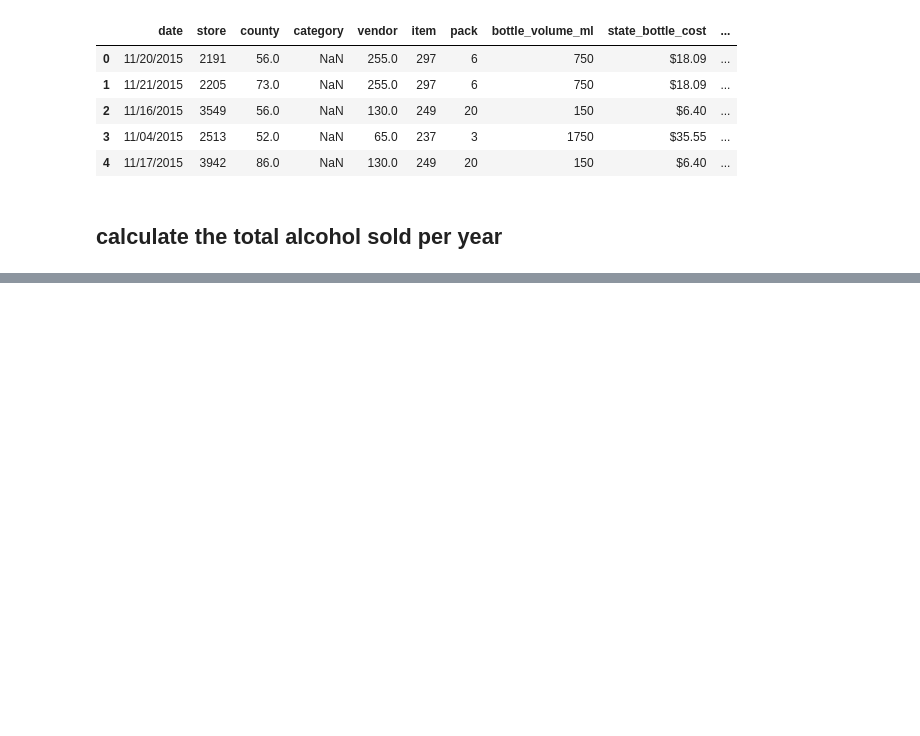
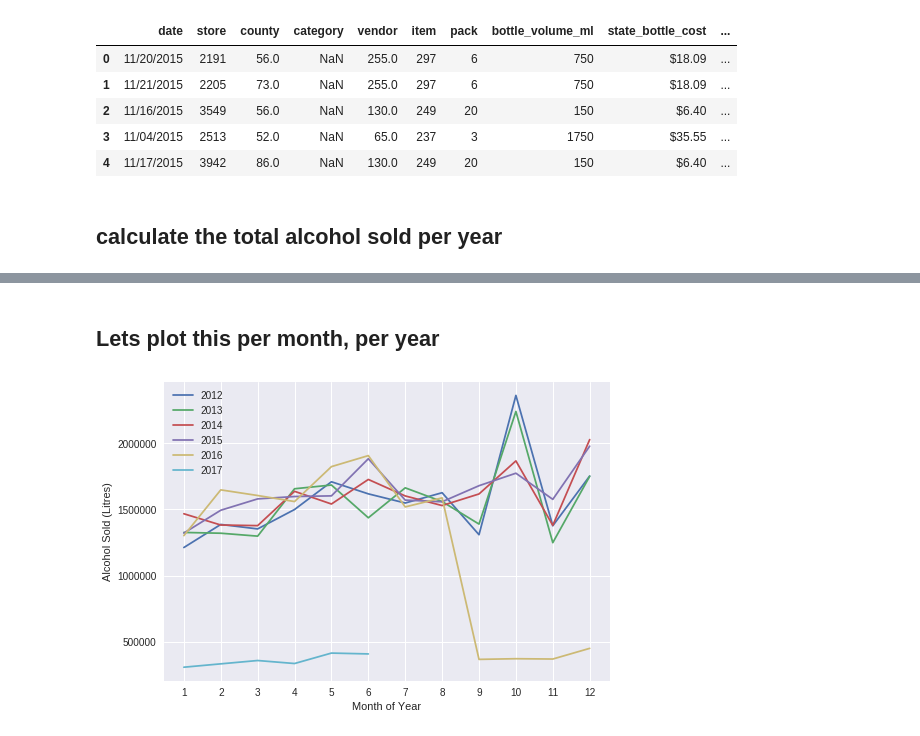
Before and after one commit to syedshabihhasan/IowaAlcoholSales, a Jupyter notebook: src/Notebooks/AlcoholSalesAnalysis.ipynb, the cells around one changed output, grey strips where cells are left out. Saved outputs shown, nothing was run; the diff lists cells and outputs as text; code cells hidden in the pictures; blank space fills up the shorter version.

```diff
--- a/src/Notebooks/AlcoholSalesAnalysis.ipynb
+++ b/src/Notebooks/AlcoholSalesAnalysis.ipynb
@@ -111,0 +111,15 @@ plt.show()
+# %% [markdown]
+## Lets plot this per month, per year
+# %%
+years = ["2012", "2013", "2014", "2015", "2016", "2017"]
+i = 0
+for year in years:
+    year_data = total_alcohol_sold[total_alcohol_sold["year"] == year]
+    plt.plot(year_data.month, year_data.total_sold_litre)
+plt.legend(years)
+plt.xticks(list(range(1, 13)))
+plt.ylabel("Alcohol Sold (Litres)")
+plt.xlabel("Month of Year")
+plt.show()
+# %% [output]
+[figure, added]
```
Also changed, not shown: parts of 5 cells of this notebook.
